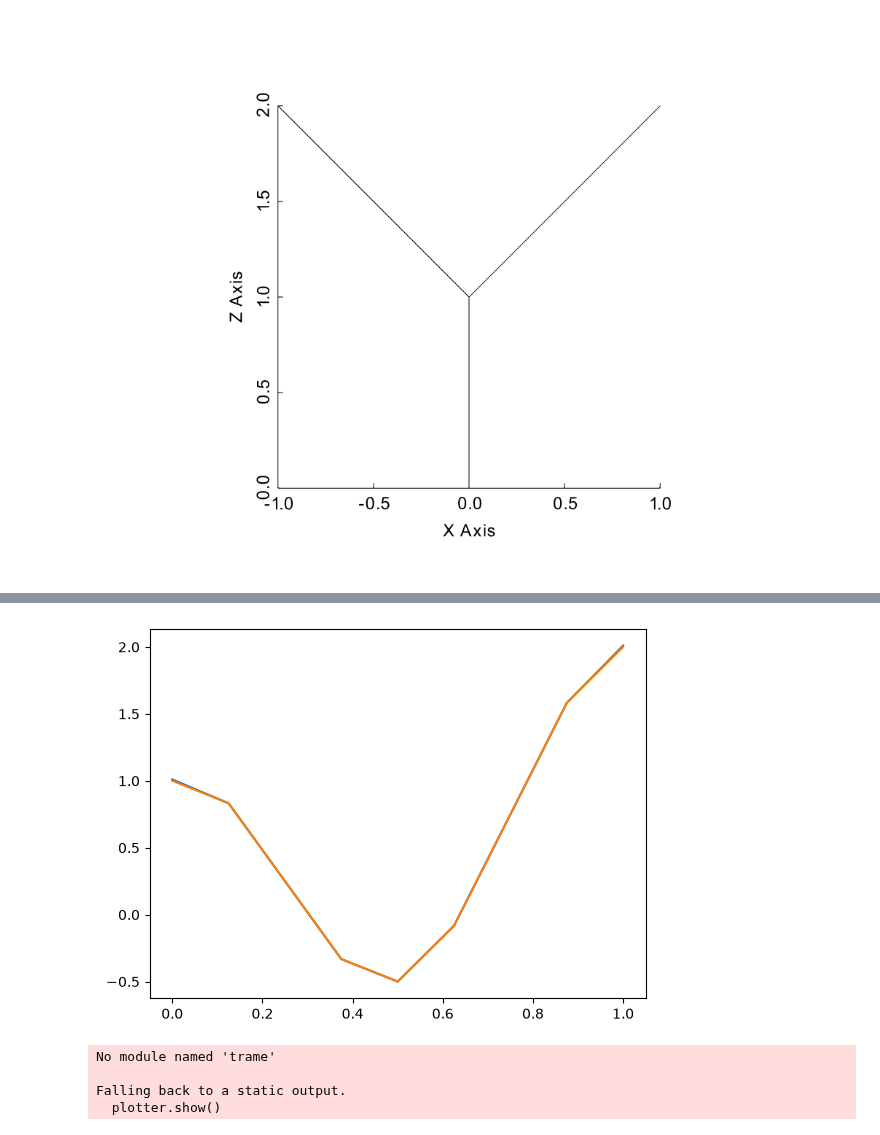
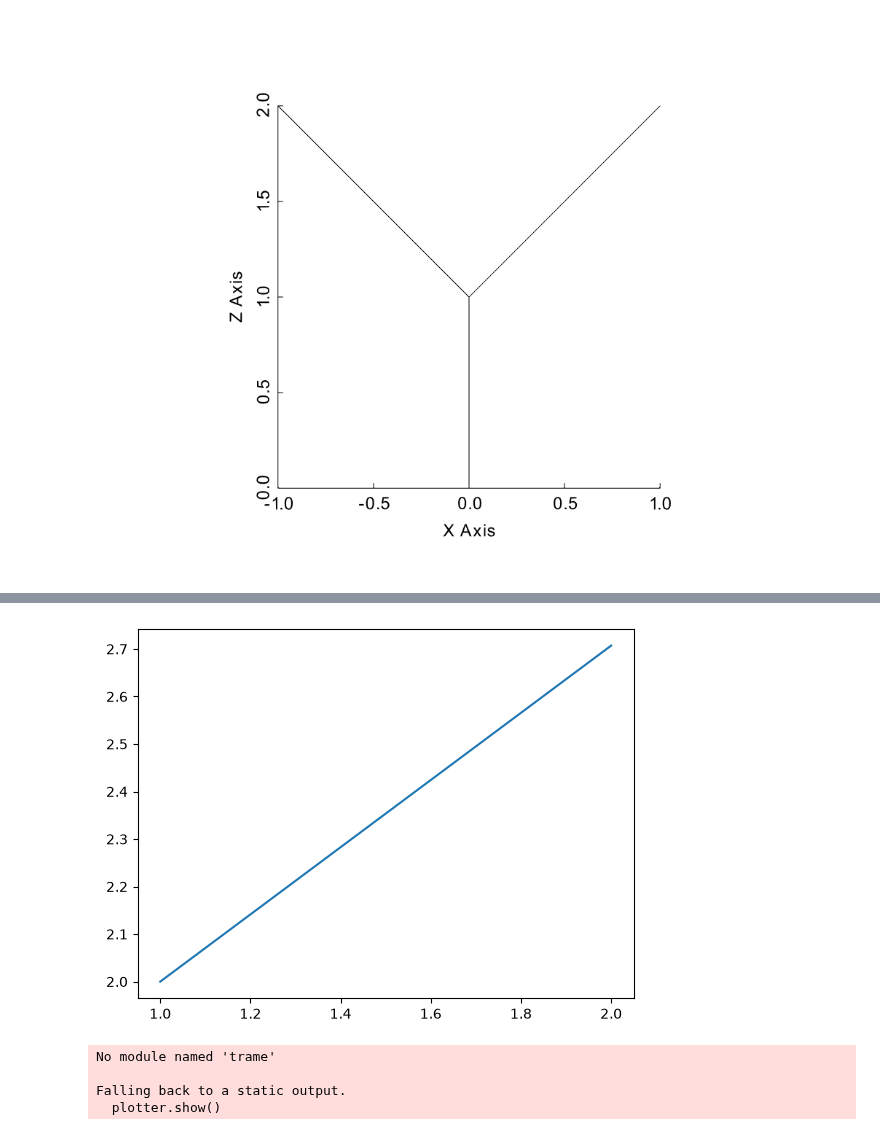
Before and after one commit to NickSlugg/LagrangeMultiplierNetworkDG, a Jupyter notebook: EllipticGraphProb/1dgraphcglm.ipynb, the cells around one changed output, grey strips where cells are left out. Cells and saved outputs as stored; diff of their text form; code cells hidden in the pictures.

```diff
--- a/EllipticGraphProb/1dgraphcglm.ipynb
+++ b/EllipticGraphProb/1dgraphcglm.ipynb
@@ -332,14 +334,14 @@ array([ 1.01009976,  0.83210696,  0.2500006 , -0.33210576, -0.4999988 ,
 # %%
 import matplotlib.pyplot as plt
-XX = np.linspace(0, 1, N+1)
-YY = functions[0].x.array
+XX = np.linspace(1, 2, N+1)
+YY = functions[2].x.array
 
 plt.plot(XX, YY)
-plt.plot(XX, XX + np.cos(2 * np.pi * XX))
-#plt.plot(XX, 2 + 0.5 * np.sqrt(2) * (XX - 1))
+#plt.plot(XX, XX + np.cos(2 * np.pi * XX))
+plt.plot(XX, 2 + 0.5 * np.sqrt(2) * (XX - 1))
 plt.show()
 # %% [output]
-[figure, old version]
+[figure, new version]
 # %%
 import pyvista as pv
 
```
Also changed, not shown: parts of 2 cells of this notebook.
